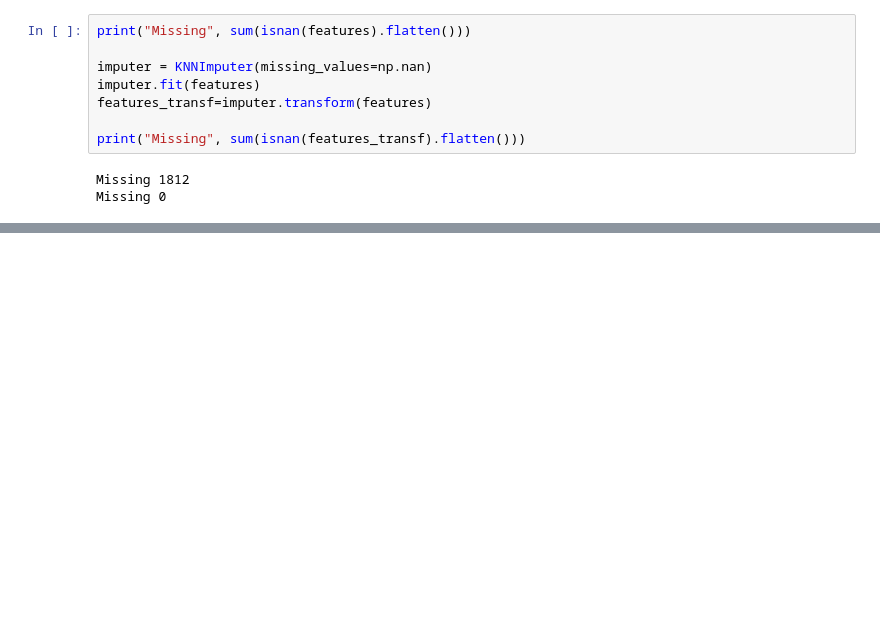
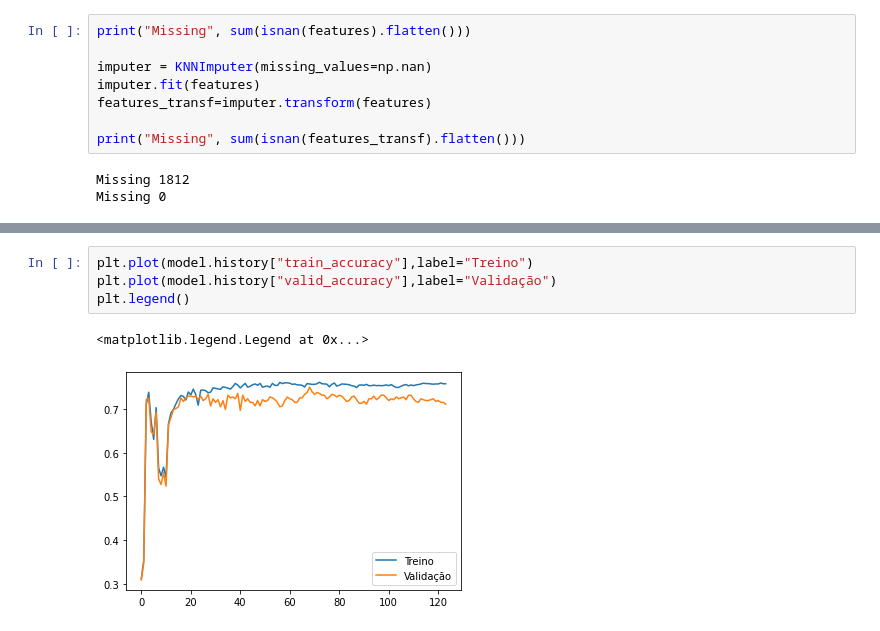
Before and after one commit to KndHvH/367, a Jupyter notebook: FIAP/RedesNeurais/s2/aula/tabnet/tabnet.ipynb, the cells around one changed output, grey strips where cells are left out. Saved outputs shown, nothing was run; the diff lists cells and outputs as text; blank space fills up the shorter version.

```diff
--- a/FIAP/RedesNeurais/s2/aula/tabnet/tabnet.ipynb
+++ b/FIAP/RedesNeurais/s2/aula/tabnet/tabnet.ipynb
@@ -168,0 +256,7 @@ Missing 0
+# %%
+plt.plot(model.history["train_accuracy"],label="Treino")
+plt.plot(model.history["valid_accuracy"],label="Validação")
+plt.legend()
+# %% [output]
+<matplotlib.legend.Legend at 0x...>
+[figure, added]
```
Also changed, not shown: parts of 8 cells of this notebook, 1 other file.
